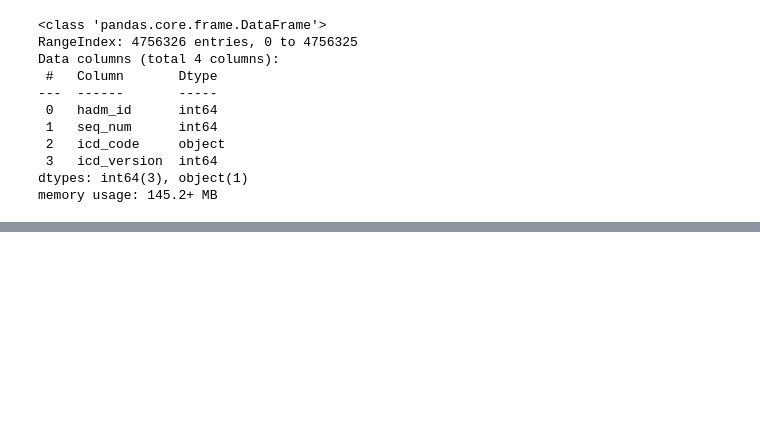
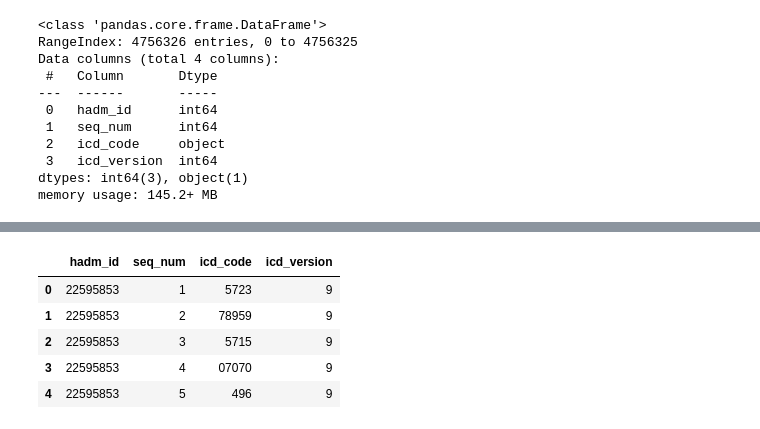
Before and after one commit to alissazolt/Predicting-LOS, a Jupyter notebook: Data Wrangling - Predicting LOS.ipynb, the cells around one changed output, grey strips where cells are left out. Cells and saved outputs as stored; diff of their text form; code cells hidden in the pictures; blank space fills up the shorter version.

```diff
--- a/Data Wrangling - Predicting LOS.ipynb
+++ b/Data Wrangling - Predicting LOS.ipynb
@@ -476,0 +526,9 @@ wrangled_df.head()
+# %%
+diagnoses_icd.head()
+# %% [output]
+|  | hadm_id | seq_num | icd_code | icd_version |
+| 0 | 22595853 | 1 | 5723 | 9 |
+| 1 | 22595853 | 2 | 78959 | 9 |
+| 2 | 22595853 | 3 | 5715 | 9 |
+| 3 | 22595853 | 4 | 07070 | 9 |
+| 4 | 22595853 | 5 | 496 | 9 |
```
Also changed, not shown: parts of 22 cells of this notebook.
